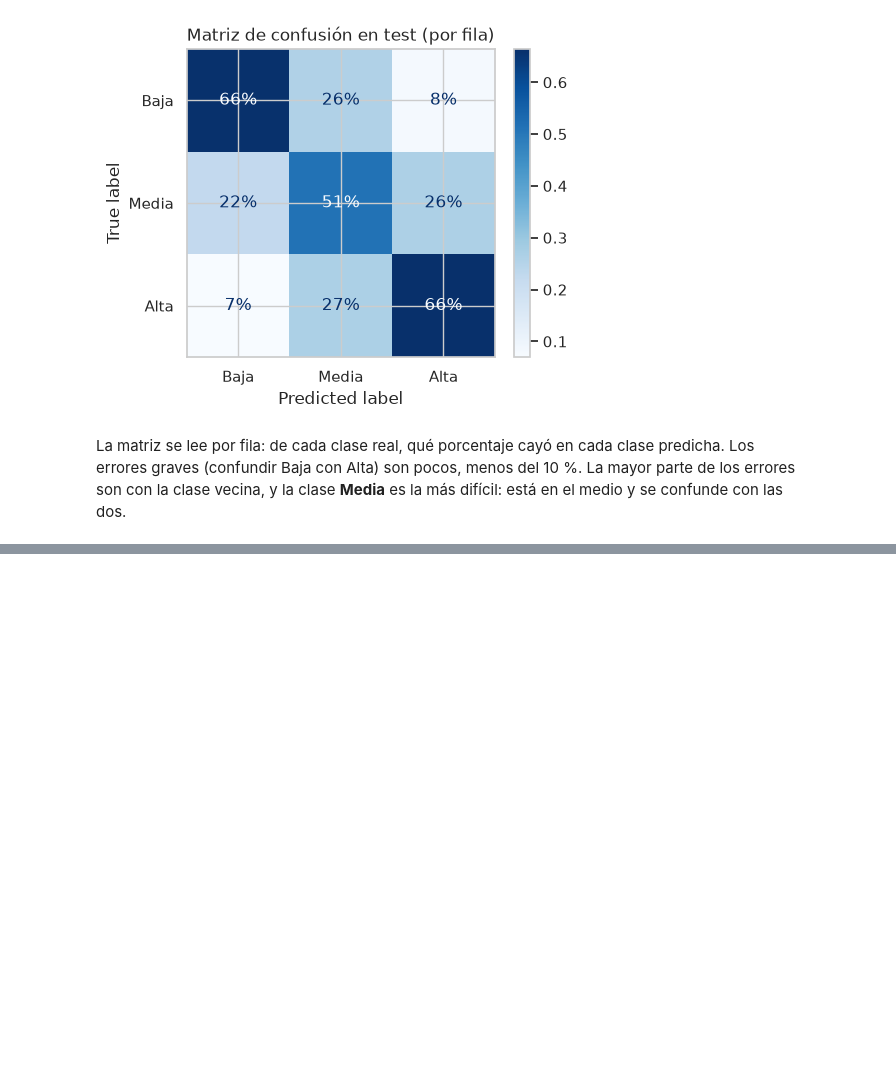
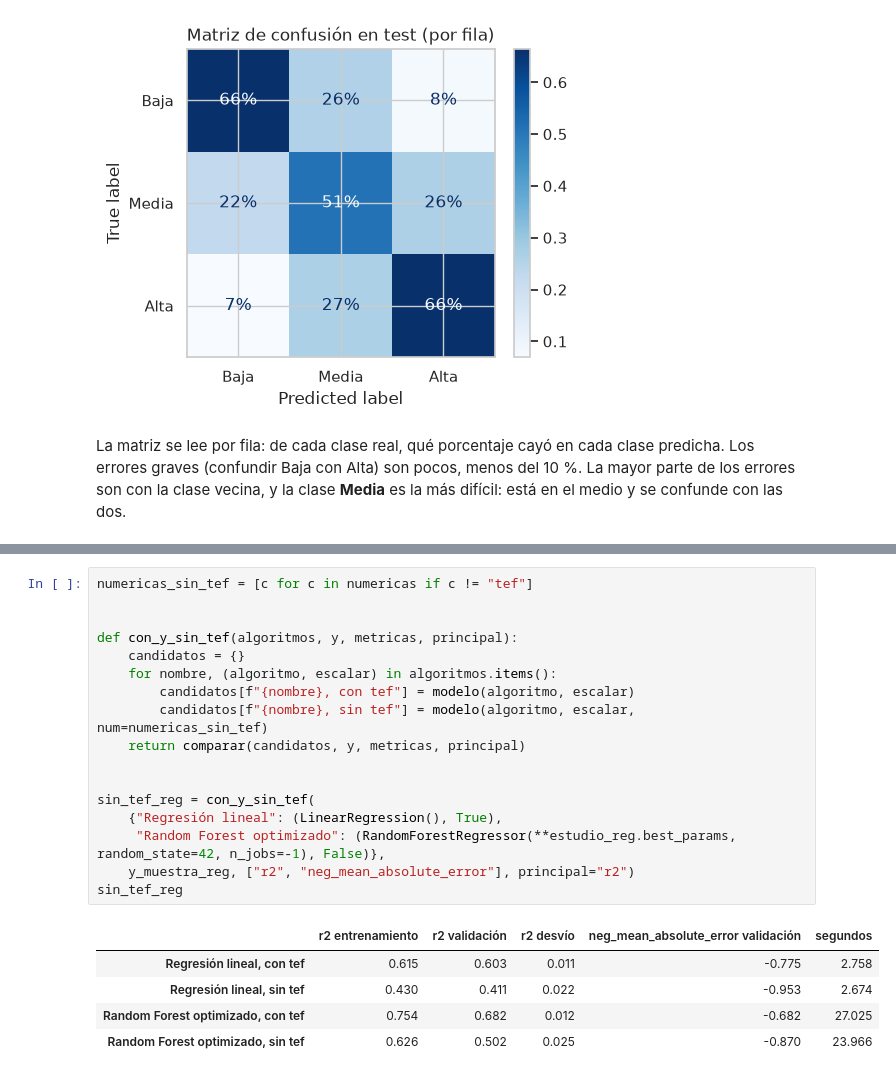
Before and after one commit to piaortiz/energia-digital-proyecto-final, a Jupyter notebook: notebooks/02_modelo_supervisado.ipynb, the cells around one changed output, grey strips where cells are left out. Drawn from its saved outputs; the diff is of its cells as text; blank space fills up the shorter version.

```diff
--- a/notebooks/02_modelo_supervisado.ipynb
+++ b/notebooks/02_modelo_supervisado.ipynb
@@ -472,0 +506,23 @@ clase **Media** es la más difícil: está en el medio y se confunde con las dos
+# %%
+numericas_sin_tef = [c for c in numericas if c != "tef"]
+
+
+def con_y_sin_tef(algoritmos, y, metricas, principal):
+    candidatos = {}
+    for nombre, (algoritmo, escalar) in algoritmos.items():
+        candidatos[f"{nombre}, con tef"] = modelo(algoritmo, escalar)
+        candidatos[f"{nombre}, sin tef"] = modelo(algoritmo, escalar, num=numericas_sin_tef)
+    return comparar(candidatos, y, metricas, principal)
+
+
+sin_tef_reg = con_y_sin_tef(
+    {"Regresión lineal": (LinearRegression(), True),
+     "Random Forest optimizado": (RandomForestRegressor(**estudio_reg.best_params, random_state=42, n_jobs=-1), False)},
+    y_muestra_reg, ["r2", "neg_mean_absolute_error"], principal="r2")
+sin_tef_reg
+# %% [output]
+|  | r2 entrenamiento | r2 validación | r2 desvío | neg_mean_absolute_error validación | segundos |
+| Regresión lineal, con tef | 0.615 | 0.603 | 0.011 | -0.775 | 2.758 |
+| Regresión lineal, sin tef | 0.430 | 0.411 | 0.022 | -0.953 | 2.674 |
+| Random Forest optimizado, con tef | 0.754 | 0.682 | 0.012 | -0.682 | 27.025 |
+| Random Forest optimizado, sin tef | 0.626 | 0.502 | 0.025 | -0.870 | 23.966 |
```
Also changed, not shown: parts of 18 cells of this notebook, 1 other file.
